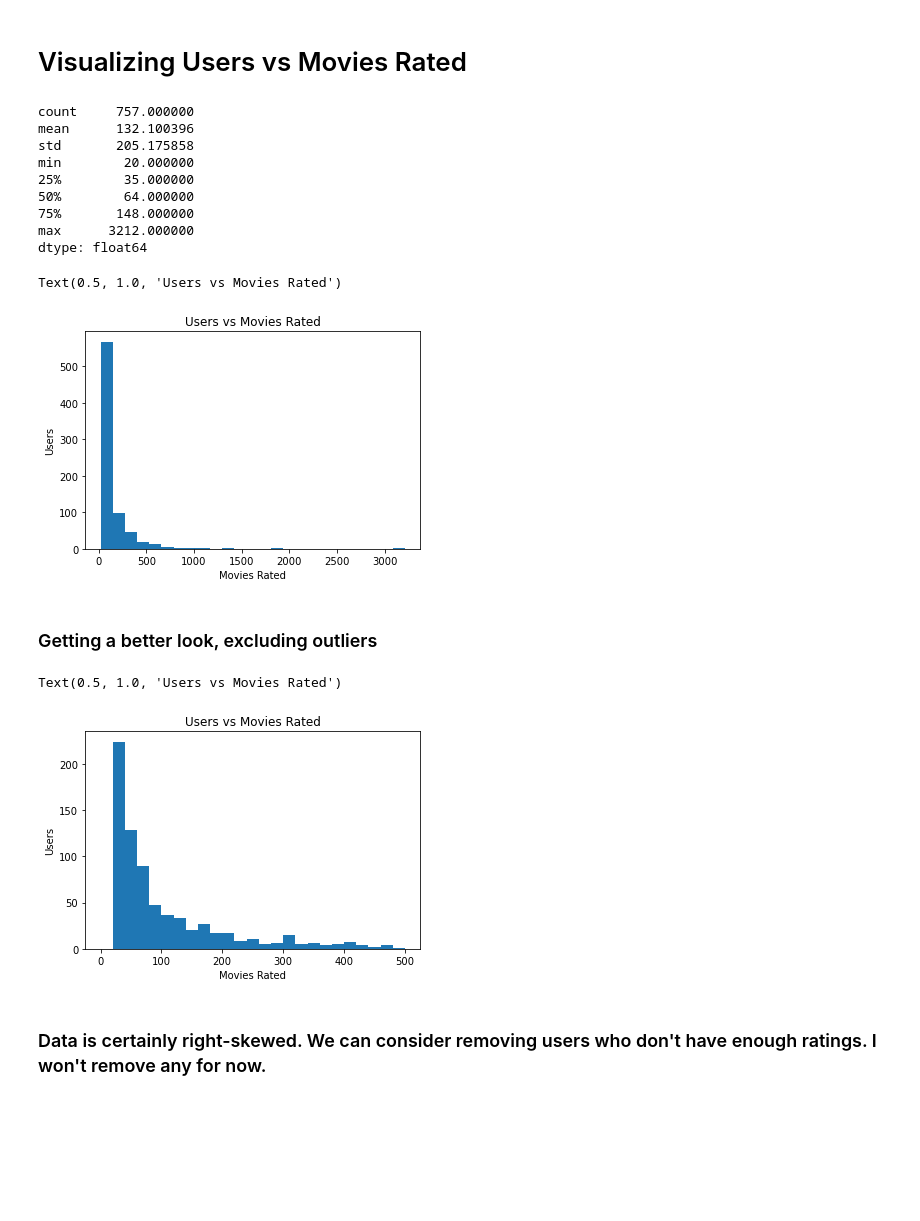
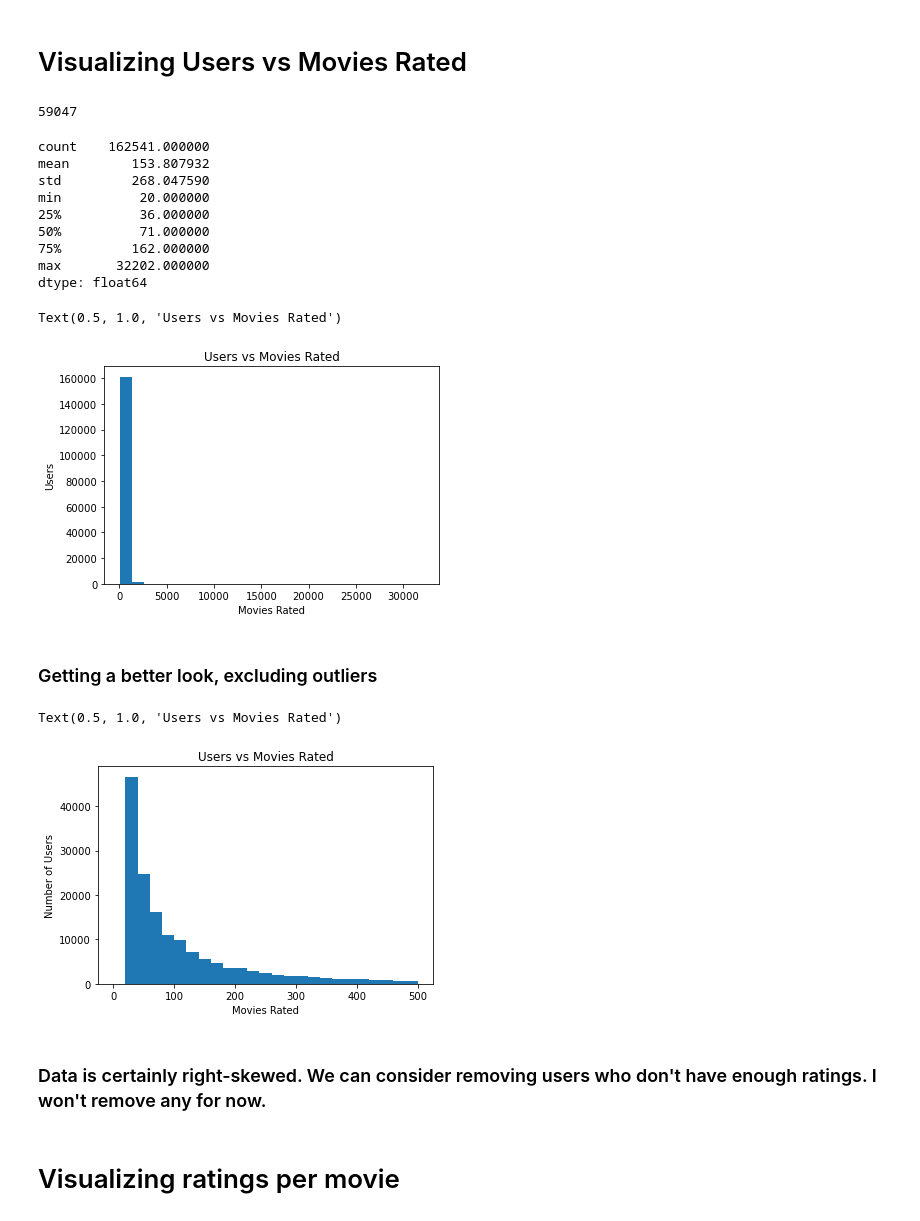
Before and after one commit to rishiso/fa22-recommendation, a Jupyter notebook: Data Preprocessing.ipynb, the cells around one changed output. Saved outputs shown, nothing was run; the diff lists cells and outputs as text; code cells hidden in the pictures; blank space fills up the shorter version.

Commit message:
finished preprocessing and exported data

```diff
--- a/Data Preprocessing.ipynb
+++ b/Data Preprocessing.ipynb
@@ -4,10 +4,7 @@
 import pandas as pd
 import matplotlib.pyplot as plt
 # %%
-data = pd.read_csv("ml-25m/ratings.csv")[:100000]
-
-#Using only 100,000 rows since it is very computationally intensive later on
-#We can up all examples later when process is finalized
+data = pd.read_csv("ml-25m/ratings.csv")
 # %%
 data.head()
 # %% [output]
@@ -50,18 +47,22 @@ df.head()
 # Visualizing Users vs Movies Rated
 # %%
 totalMovies = df.shape[1]
+# %%
+totalMovies
+# %% [output]
+59047
 # %%
 moviesSeen = totalMovies - df.isna().sum(axis=1)
 moviesSeen.describe()
 # %% [output]
-count     757.000000
-mean      132.100396
-std       205.175858
-min        20.000000
-25%        35.000000
-50%        64.000000
-75%       148.000000
-max      3212.000000
+count    162541.000000
+mean        153.807932
+std         268.047590
+min          20.000000
+25%          36.000000
+50%          71.000000
+75%         162.000000
+max       32202.000000
 dtype: float64
 # %%
 plt.hist(moviesSeen, bins=25)
@@ -70,16 +71,18 @@ plt.ylabel("Users")
 plt.title("Users vs Movies Rated")
 # %% [output]
 Text(0.5, 1.0, 'Users vs Movies Rated')
-[figure, old version]
+[figure, new version]
 # %% [markdown]
 ### Getting a better look, excluding outliers
 # %%
 plt.hist(moviesSeen, bins=25, range=(0, 500))
 plt.xlabel("Movies Rated")
-plt.ylabel("Users")
+plt.ylabel("Number of Users")
 plt.title("Users vs Movies Rated")
 # %% [output]
 Text(0.5, 1.0, 'Users vs Movies Rated')
-[figure, old version]
+[figure, new version]
 # %% [markdown]
 ### Data is certainly right-skewed. We can consider removing users who don't have enough ratings. I won't remove any for now.
+# %% [markdown]
+# Visualizing ratings per movie
```
Also changed, not shown: parts of 16 cells of this notebook.
